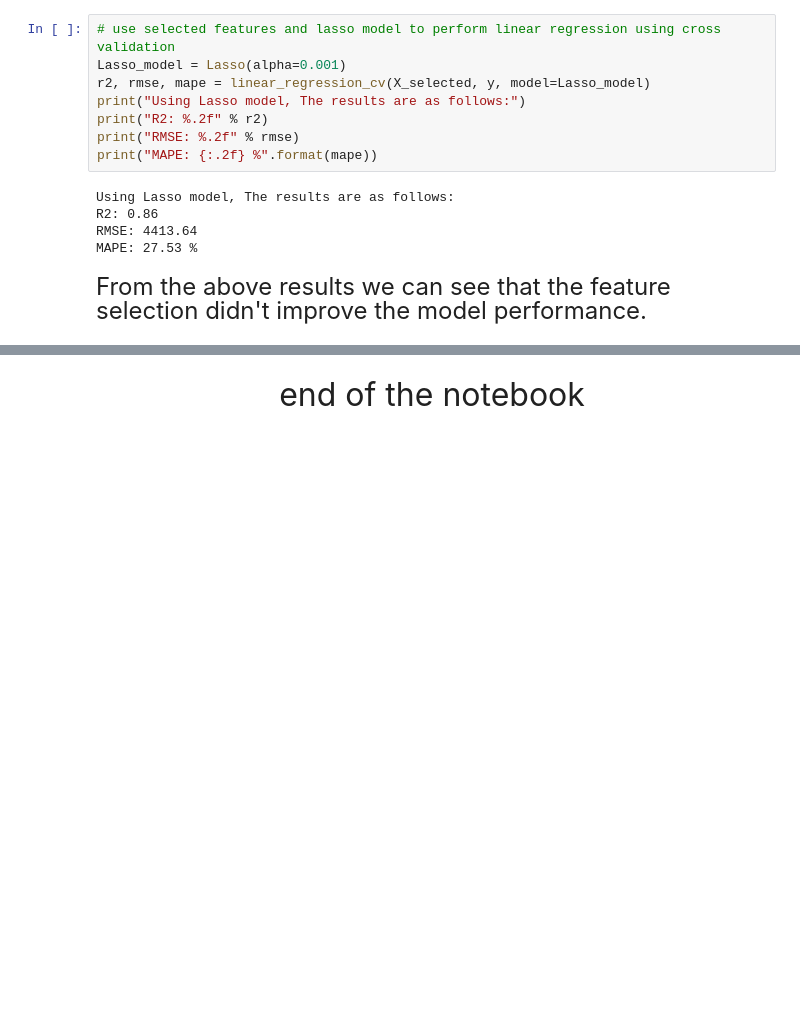
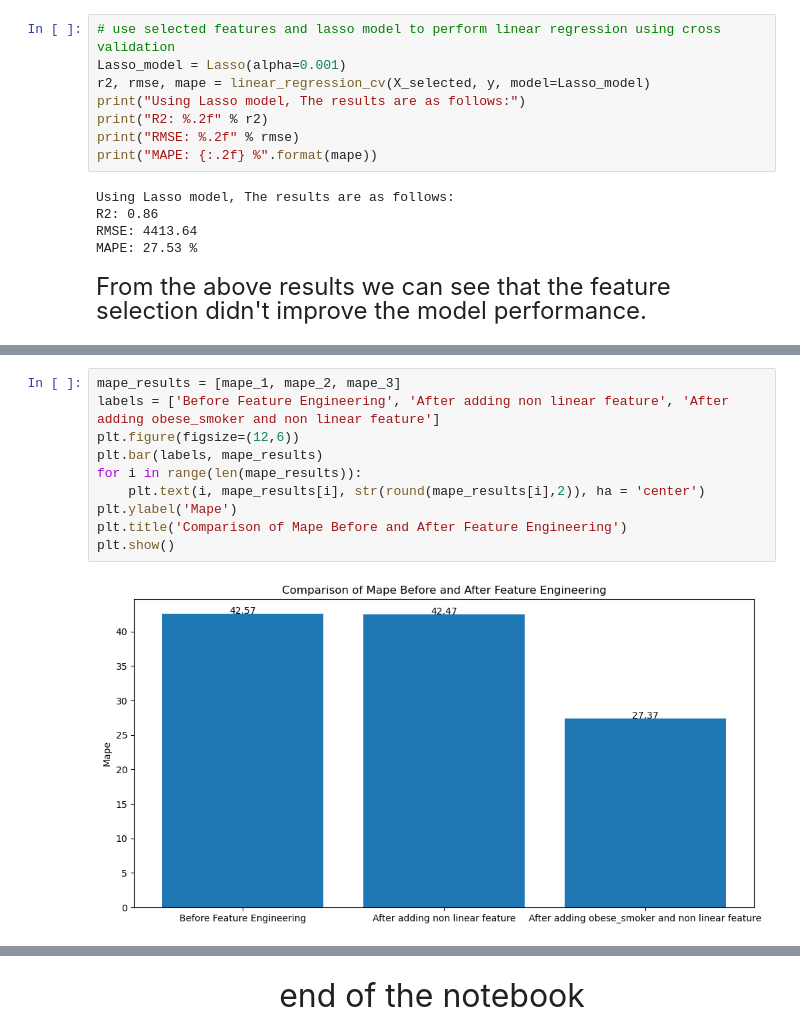
Before and after one commit to aimebamba/Medical-insurance-predicion, a Jupyter notebook: Medical insurance prediction.ipynb, the cells around one changed output, grey strips where cells are left out. Saved outputs shown, nothing was run; the diff lists cells and outputs as text; blank space fills up the shorter version.

```diff
--- a/Medical insurance prediction.ipynb
+++ b/Medical insurance prediction.ipynb
@@ -713,0 +741,12 @@ MAPE: 27.53 %
+# %%
+mape_results = [mape_1, mape_2, mape_3]
+labels = ['Before Feature Engineering', 'After adding non linear feature', 'After adding obese_smoker and non linear feature']
+plt.figure(figsize=(12,6))
+plt.bar(labels, mape_results)
+for i in range(len(mape_results)):
+    plt.text(i, mape_results[i], str(round(mape_results[i],2)), ha = 'center')
+plt.ylabel('Mape')
+plt.title('Comparison of Mape Before and After Feature Engineering')
+plt.show()
+# %% [output]
+[figure, added]
```
Also changed, not shown: parts of 14 cells of this notebook.
